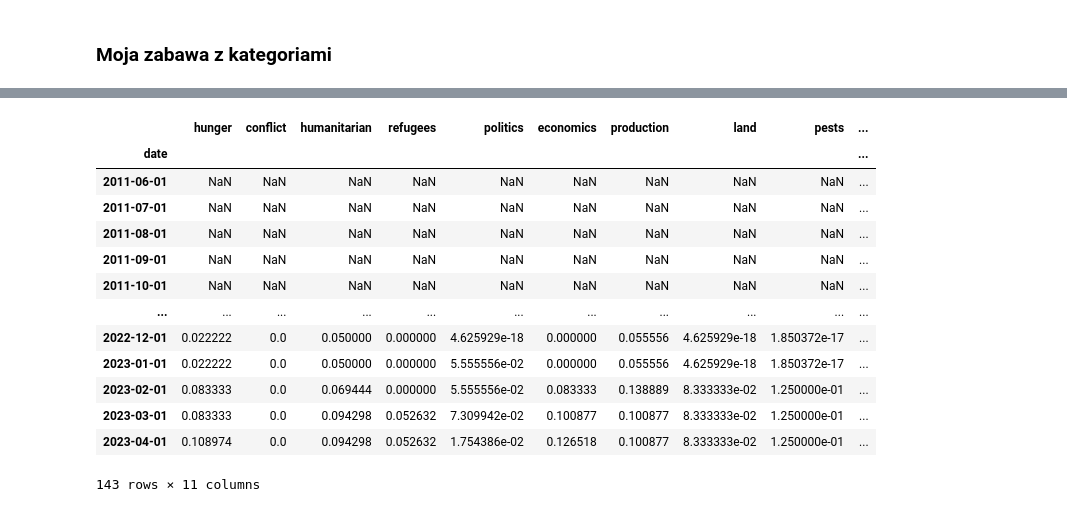
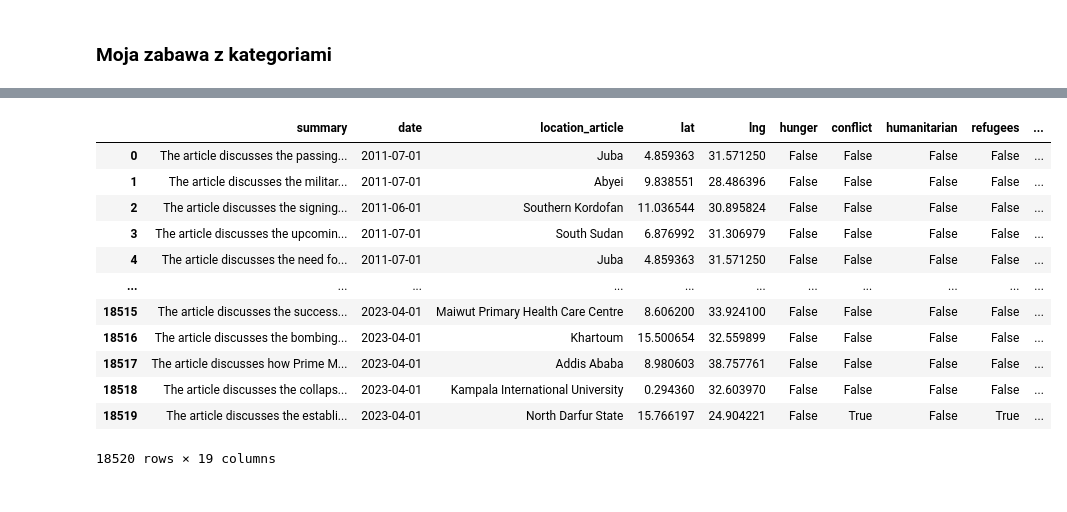
Before and after one commit to khknopp/JBG060-DC3, a Jupyter notebook: predictions.ipynb, the cells around one changed output, grey strips where cells are left out. Saved outputs shown, nothing was run; the diff lists cells and outputs as text; code cells hidden in the pictures.

```diff
--- a/predictions.ipynb
+++ b/predictions.ipynb
@@ -589,25 +664,24 @@ def create_news_features(columns):
         col = col.shift(3)
         cols.append(col)
     return pd.concat(cols, axis=1)
-# %%
-new_news_features = create_news_features(new_news_df.columns[5:])
-new_news_features
-#news_features.plot();
-# %% [output]
-|  | hunger | conflict | humanitarian | refugees | politics | economics | production | land | pests | ... |
-| date |  |  |  |  |  |  |  |  |  | ... |
-| 2011-06-01 | NaN | NaN | NaN | NaN | NaN | NaN | NaN | NaN | NaN | ... |
-| 2011-07-01 | NaN | NaN | NaN | NaN | NaN | NaN | NaN | NaN | NaN | ... |
-| 2011-08-01 | NaN | NaN | NaN | NaN | NaN | NaN | NaN | NaN | NaN | ... |
-| 2011-09-01 | NaN | NaN | NaN | NaN | NaN | NaN | NaN | NaN | NaN | ... |
-| 2011-10-01 | NaN | NaN | NaN | NaN | NaN | NaN | NaN | NaN | NaN | ... |
-| ... | ... | ... | ... | ... | ... | ... | ... | ... | ... | ... |
-| 2022-12-01 | 0.022222 | 0.0 | 0.050000 | 0.000000 | 4.625929e-18 | 0.000000 | 0.055556 | 4.625929e-18 | 1.850372e-17 | ... |
-| 2023-01-01 | 0.022222 | 0.0 | 0.050000 | 0.000000 | 5.555556e-02 | 0.000000 | 0.055556 | 4.625929e-18 | 1.850372e-17 | ... |
-| 2023-02-01 | 0.083333 | 0.0 | 0.069444 | 0.000000 | 5.555556e-02 | 0.083333 | 0.138889 | 8.333333e-02 | 1.250000e-01 | ... |
-| 2023-03-01 | 0.083333 | 0.0 | 0.094298 | 0.052632 | 7.309942e-02 | 0.100877 | 0.100877 | 8.333333e-02 | 1.250000e-01 | ... |
-| 2023-04-01 | 0.108974 | 0.0 | 0.094298 | 0.052632 | 1.754386e-02 | 0.126518 | 0.100877 | 8.333333e-02 | 1.250000e-01 | ... |
-143 rows × 11 columns
+# %%
+new_news_df.drop(['tokens', 'yyyy-mm'], axis=1, inplace=True)
+new_news_features = create_news_features(new_news_df.columns[5:])
+new_news_df
+# %% [output]
+|  | summary | date | location_article | lat | lng | hunger | conflict | humanitarian | refugees | ... |
+| 0 | The article discusses the passing... | 2011-07-01 | Juba | 4.859363 | 31.571250 | False | False | False | False | ... |
+| 1 | The article discusses the militar... | 2011-07-01 | Abyei | 9.838551 | 28.486396 | False | False | False | False | ... |
+| 2 | The article discusses the signing... | 2011-06-01 | Southern Kordofan | 11.036544 | 30.895824 | False | False | False | False | ... |
+| 3 | The article discusses the upcomin... | 2011-07-01 | South Sudan | 6.876992 | 31.306979 | False | False | False | False | ... |
+| 4 | The article discusses the need fo... | 2011-07-01 | Juba | 4.859363 | 31.571250 | False | False | False | False | ... |
+| ... | ... | ... | ... | ... | ... | ... | ... | ... | ... | ... |
+| 18515 | The article discusses the success... | 2023-04-01 | Maiwut Primary Health Care Centre | 8.606200 | 33.924100 | False | False | False | False | ... |
+| 18516 | The article discusses the bombing... | 2023-04-01 | Khartoum | 15.500654 | 32.559899 | False | False | False | False | ... |
+| 18517 | The article discusses how Prime M... | 2023-04-01 | Addis Ababa | 8.980603 | 38.757761 | False | False | False | False | ... |
+| 18518 | The article discusses the collaps... | 2023-04-01 | Kampala International University | 0.294360 | 32.603970 | False | False | False | False | ... |
+| 18519 | The article discusses the establi... | 2023-04-01 | North Darfur State | 15.766197 | 24.904221 | False | True | False | True | ... |
+18520 rows × 19 columns
 # %%
 # Get the mean share of articles per ipc for the different topics
 combined = (
```
Also changed, not shown: parts of 19 cells of this notebook.
